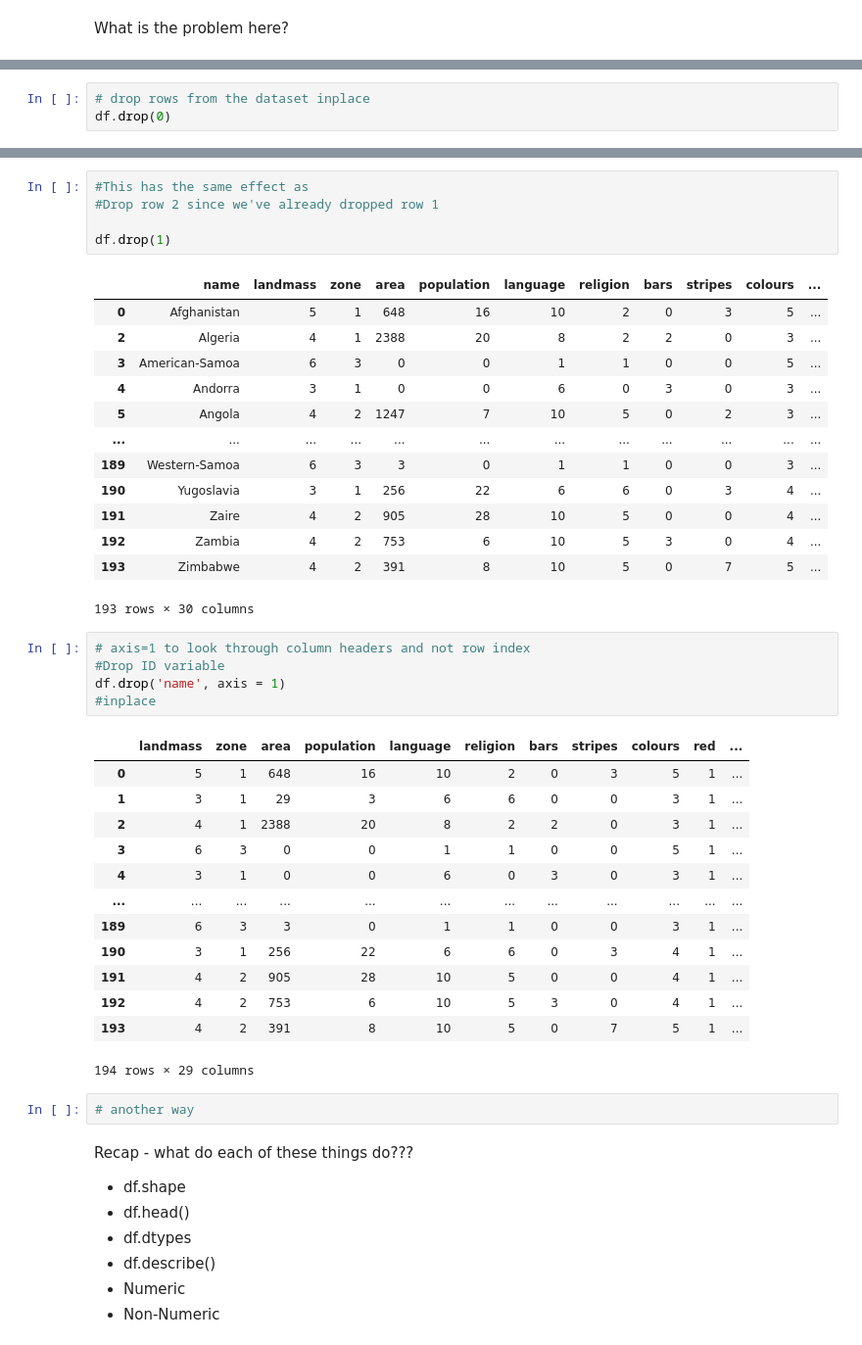
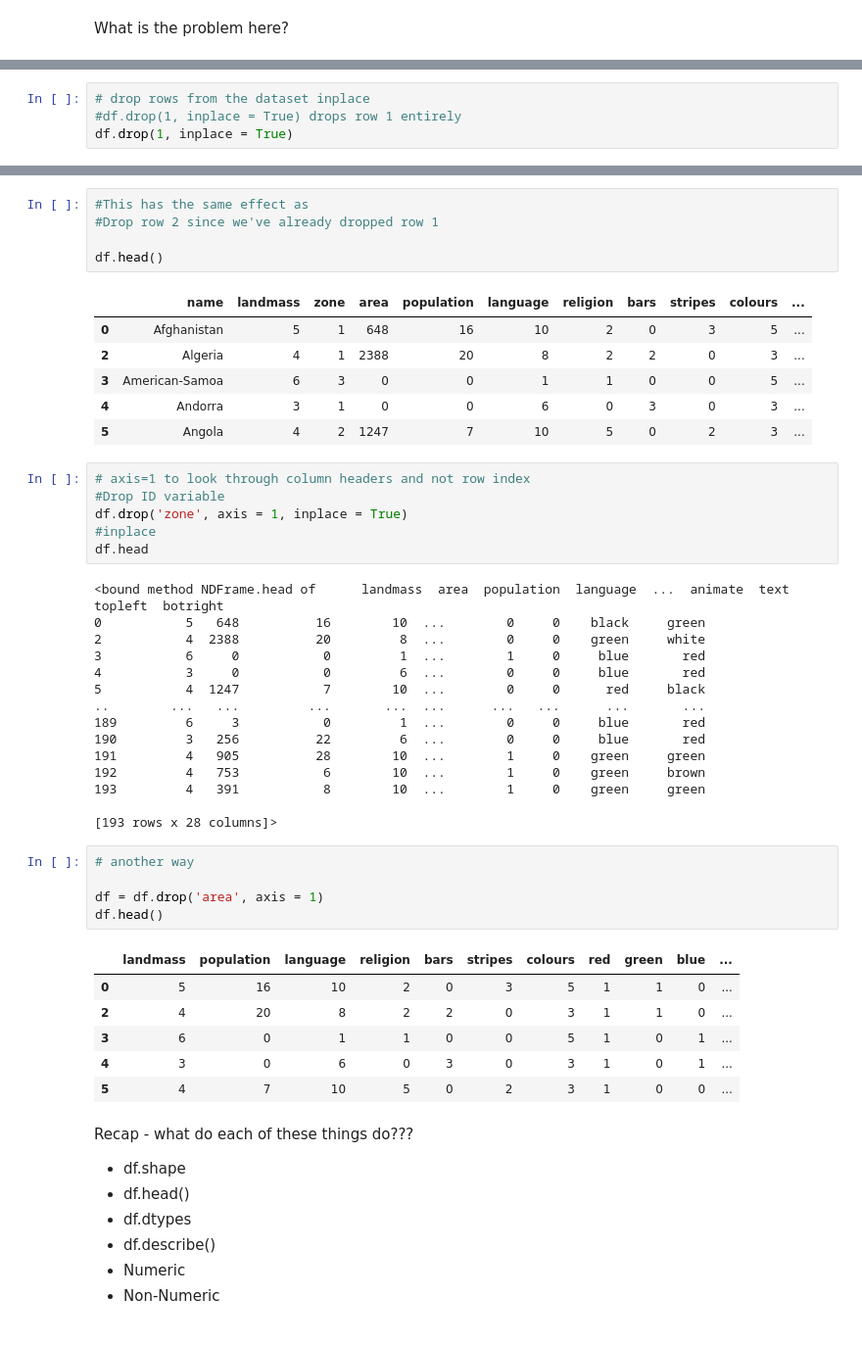
Before and after one commit to write2nk/DS-Unit-1-Sprint-1-Data-Wrangling-and-Storytelling, a Jupyter notebook: module1-exploratory-data-analysis/LS_DS_111_Exploratory_Data_Analysis.ipynb, the cells around one changed output, grey strips where cells are left out. Shown at 98% size. Cells and saved outputs as stored; diff of their text form.

```diff
--- a/module1-exploratory-data-analysis/LS_DS_111_Exploratory_Data_Analysis.ipynb
+++ b/module1-exploratory-data-analysis/LS_DS_111_Exploratory_Data_Analysis.ipynb
@@ -410,3 +375,4 @@ dtype: int64
 # %%
 # drop rows from the dataset inplace
-df.drop(0)
+#df.drop(1, inplace = True) drops row 1 entirely
+df.drop(1, inplace = True)
@@ -427,43 +379,48 @@ df.drop(0)
 # %%
 #This has the same effect as
 #Drop row 2 since we've already dropped row 1
 
-df.drop(1)
+df.head()
 # %% [output]
 |  | name | landmass | zone | area | population | language | religion | bars | stripes | colours | ... |
 | 0 | Afghanistan | 5 | 1 | 648 | 16 | 10 | 2 | 0 | 3 | 5 | ... |
 | 2 | Algeria | 4 | 1 | 2388 | 20 | 8 | 2 | 2 | 0 | 3 | ... |
 | 3 | American-Samoa | 6 | 3 | 0 | 0 | 1 | 1 | 0 | 0 | 5 | ... |
 | 4 | Andorra | 3 | 1 | 0 | 0 | 6 | 0 | 3 | 0 | 3 | ... |
 | 5 | Angola | 4 | 2 | 1247 | 7 | 10 | 5 | 0 | 2 | 3 | ... |
-| ... | ... | ... | ... | ... | ... | ... | ... | ... | ... | ... | ... |
-| 189 | Western-Samoa | 6 | 3 | 3 | 0 | 1 | 1 | 0 | 0 | 3 | ... |
-| 190 | Yugoslavia | 3 | 1 | 256 | 22 | 6 | 6 | 0 | 3 | 4 | ... |
-| 191 | Zaire | 4 | 2 | 905 | 28 | 10 | 5 | 0 | 0 | 4 | ... |
-| 192 | Zambia | 4 | 2 | 753 | 6 | 10 | 5 | 3 | 0 | 4 | ... |
-| 193 | Zimbabwe | 4 | 2 | 391 | 8 | 10 | 5 | 0 | 7 | 5 | ... |
-193 rows × 30 columns
 # %%
 # axis=1 to look through column headers and not row index
 #Drop ID variable
-df.drop('name', axis = 1)
+df.drop('zone', axis = 1, inplace = True)
 #inplace
+df.head
 # %% [output]
-|  | landmass | zone | area | population | language | religion | bars | stripes | colours | red | ... |
-| 0 | 5 | 1 | 648 | 16 | 10 | 2 | 0 | 3 | 5 | 1 | ... |
-| 1 | 3 | 1 | 29 | 3 | 6 | 6 | 0 | 0 | 3 | 1 | ... |
-| 2 | 4 | 1 | 2388 | 20 | 8 | 2 | 2 | 0 | 3 | 1 | ... |
-| 3 | 6 | 3 | 0 | 0 | 1 | 1 | 0 | 0 | 5 | 1 | ... |
-| 4 | 3 | 1 | 0 | 0 | 6 | 0 | 3 | 0 | 3 | 1 | ... |
-| ... | ... | ... | ... | ... | ... | ... | ... | ... | ... | ... | ... |
-| 189 | 6 | 3 | 3 | 0 | 1 | 1 | 0 | 0 | 3 | 1 | ... |
-| 190 | 3 | 1 | 256 | 22 | 6 | 6 | 0 | 3 | 4 | 1 | ... |
-| 191 | 4 | 2 | 905 | 28 | 10 | 5 | 0 | 0 | 4 | 1 | ... |
-| 192 | 4 | 2 | 753 | 6 | 10 | 5 | 3 | 0 | 4 | 1 | ... |
-| 193 | 4 | 2 | 391 | 8 | 10 | 5 | 0 | 7 | 5 | 1 | ... |
-194 rows × 29 columns
+<bound method NDFrame.head of      landmass  area  population  language  ...  animate  text  topleft  botright
+0           5   648          16        10  ...        0     0    black     green
+2           4  2388          20         8  ...        0     0    green     white
+3           6     0           0         1  ...        1     0     blue       red
+4           3     0           0         6  ...        0     0     blue       red
+5           4  1247           7        10  ...        0     0      red     black
+..        ...   ...         ...       ...  ...      ...   ...      ...       ...
+189         6     3           0         1  ...        0     0     blue       red
+190         3   256          22         6  ...        0     0     blue       red
+191         4   905          28        10  ...        1     0    green     green
+192         4   753           6        10  ...        1     0    green     brown
+193         4   391           8        10  ...        1     0    green     green
+
+[193 rows x 28 columns]>
-# %%
-# another way
+# %%
+# another way
+
+df = df.drop('area', axis = 1)
+df.head()
+# %% [output]
+|  | landmass | population | language | religion | bars | stripes | colours | red | green | blue | ... |
+| 0 | 5 | 16 | 10 | 2 | 0 | 3 | 5 | 1 | 1 | 0 | ... |
+| 2 | 4 | 20 | 8 | 2 | 2 | 0 | 3 | 1 | 1 | 0 | ... |
+| 3 | 6 | 0 | 1 | 1 | 0 | 0 | 5 | 1 | 0 | 1 | ... |
+| 4 | 3 | 0 | 6 | 0 | 3 | 0 | 3 | 1 | 0 | 1 | ... |
+| 5 | 4 | 7 | 10 | 5 | 0 | 2 | 3 | 1 | 0 | 0 | ... |
 # %% [markdown]
 Recap - what do each of these things do???
 
```
Also changed, not shown: parts of 10 cells of this notebook.
